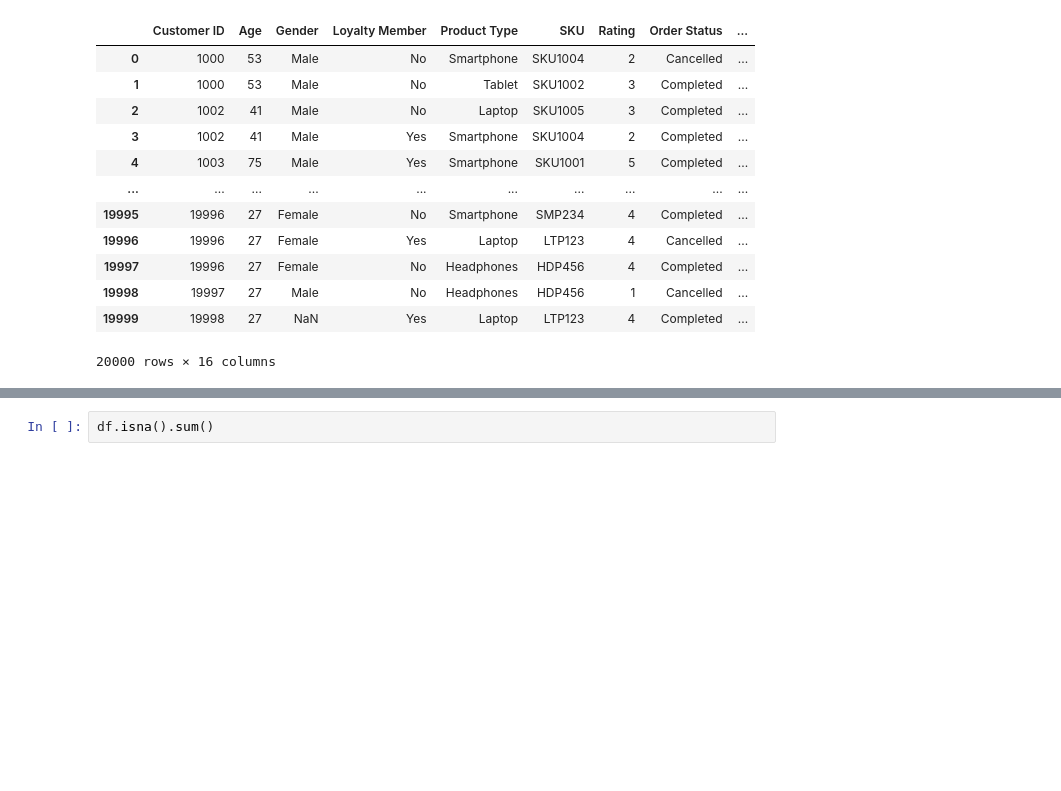
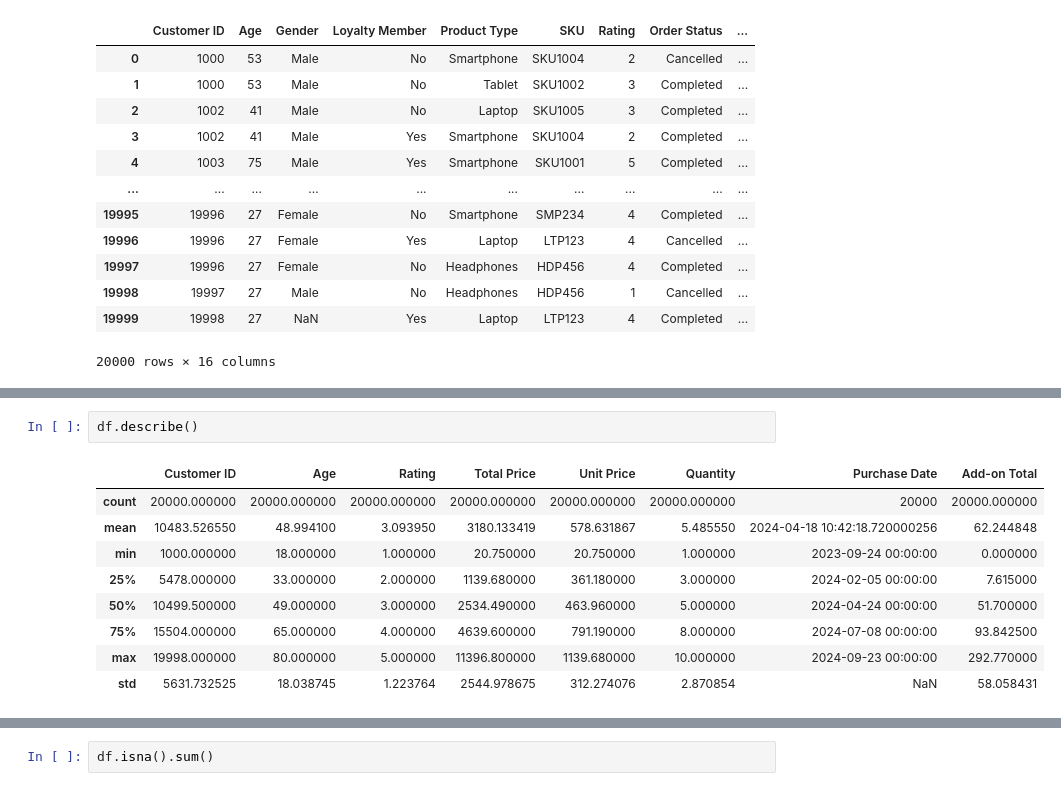
Before and after one commit to RiskofStorm/HSE, a Jupyter notebook: Python/HW_6.ipynb, the cells around one changed output, grey strips where cells are left out. Drawn from its saved outputs; the diff is of its cells as text; blank space fills up the shorter version.

```diff
--- a/Python/HW_6.ipynb
+++ b/Python/HW_6.ipynb
@@ -48,3 +48,15 @@ memory usage: 1.9+ MB
+# %%
+df.describe()
+# %% [output]
+|  | Customer ID | Age | Rating | Total Price | Unit Price | Quantity | Purchase Date | Add-on Total |
+| count | 20000.000000 | 20000.000000 | 20000.000000 | 20000.000000 | 20000.000000 | 20000.000000 | 20000 | 20000.000000 |
+| mean | 10483.526550 | 48.994100 | 3.093950 | 3180.133419 | 578.631867 | 5.485550 | 2024-04-18 10:42:18.720000256 | 62.244848 |
+| min | 1000.000000 | 18.000000 | 1.000000 | 20.750000 | 20.750000 | 1.000000 | 2023-09-24 00:00:00 | 0.000000 |
+| 25% | 5478.000000 | 33.000000 | 2.000000 | 1139.680000 | 361.180000 | 3.000000 | 2024-02-05 00:00:00 | 7.615000 |
+| 50% | 10499.500000 | 49.000000 | 3.000000 | 2534.490000 | 463.960000 | 5.000000 | 2024-04-24 00:00:00 | 51.700000 |
+| 75% | 15504.000000 | 65.000000 | 4.000000 | 4639.600000 | 791.190000 | 8.000000 | 2024-07-08 00:00:00 | 93.842500 |
+| max | 19998.000000 | 80.000000 | 5.000000 | 11396.800000 | 1139.680000 | 10.000000 | 2024-09-23 00:00:00 | 292.770000 |
+| std | 5631.732525 | 18.038745 | 1.223764 | 2544.978675 | 312.274076 | 2.870854 | NaN | 58.058431 |
 # %%
 for col in df.select_dtypes(include=object).columns:
     print(col)
```
Also changed, not shown: parts of 3 cells of this notebook.
